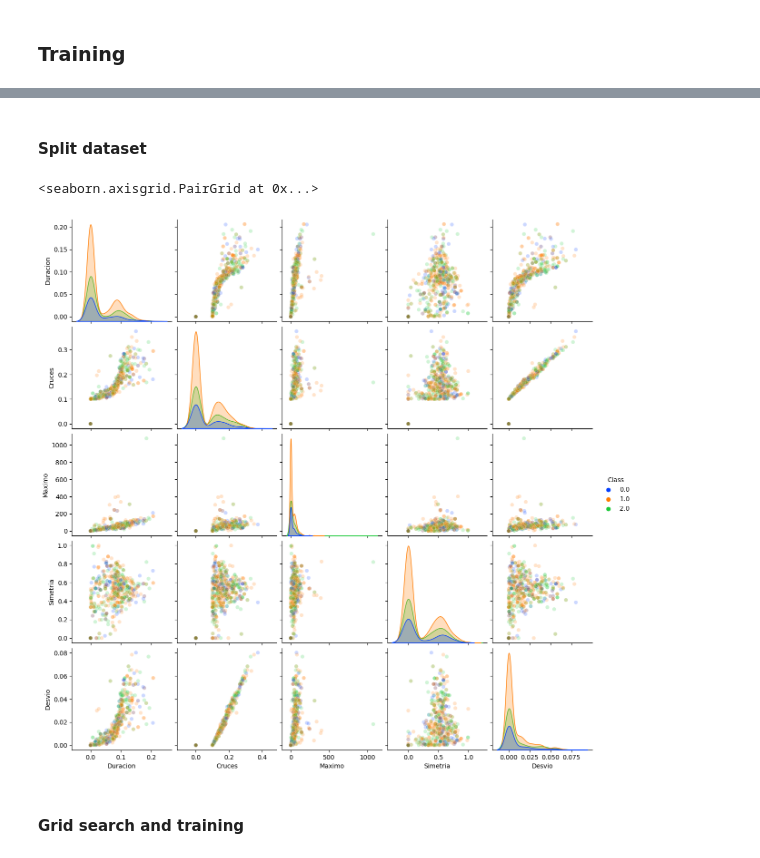
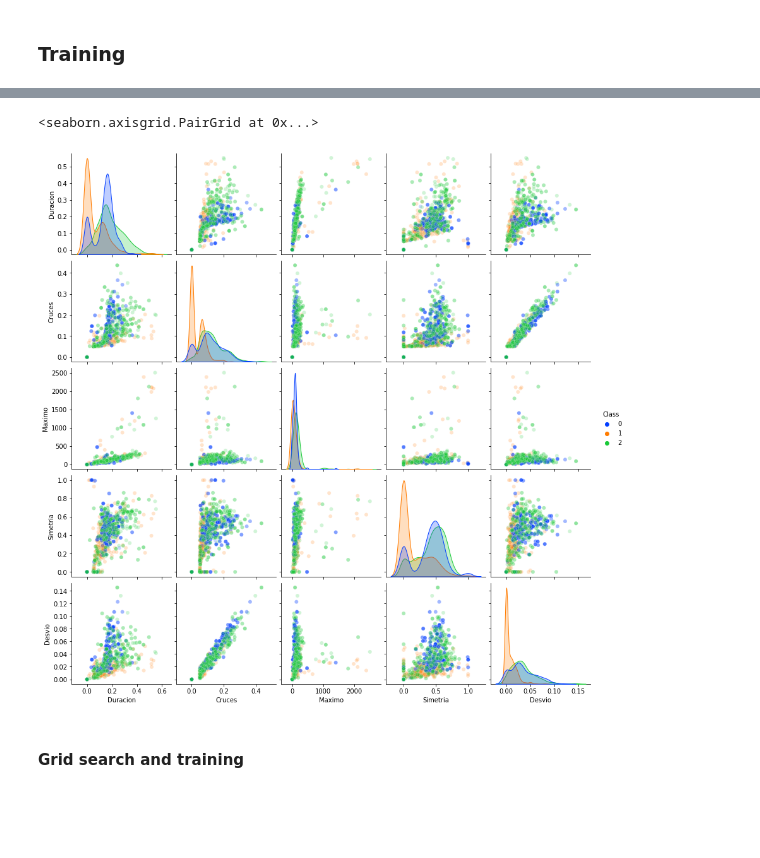
Before and after one commit to GonzaloRomeroR/audio_cattle_behaviour_classification, a Jupyter notebook: python/sound_classify_train.ipynb, the cells around one changed output, grey strips where cells are left out. Drawn from its saved outputs; the diff is of its cells as text; code cells hidden in the pictures; blank space fills up the shorter version.

```diff
--- a/python/sound_classify_train.ipynb
+++ b/python/sound_classify_train.ipynb
@@ -115,6 +216,10 @@ extracted_data = []
 for data in noise_gate_data:
     extractor = su.FeatureExtractor(data, sample_rate)
     extracted_data.append(extractor.extract_features())
+
+extracted_dataset = []
+for i, data in enumerate(extracted_data):
+    extracted_dataset.append(Data(data, dataset[i].label, dataset[i].sample_freq))
 # %%
 with open('data/extracted_data.pkl', 'wb') as f:
     pickle.dump(extracted_data, f)
@@ -160 +264,4 @@ y_data = train_labels.label.to_list()
+# %%
+X_data = extracted_data
+y_data = [extracted_dataset[i].label for i in range(len(extracted_dataset))]
 # %%
@@ -192,0 +282,5 @@ X_train
+# %%
+X_train, X_test, y_train, y_test = train_test_split(X_data,
+                                                    y_data,
+                                                    test_size=0.33,
+                                                    random_state=42)
@@ -210,27 +304,15 @@ dict(zip(unique, counts))
-# %% [markdown]
-#### Split dataset
-# %%
-X_train, X_test, y_train, y_test = train_test_split(X_train,
-                                                    y_train,
-                                                    test_size=0.33,
-                                                    random_state=42)
 # %%
-import pandas.testing as tm
-import seaborn
-
-colnames = ["Duracion", "Cruces", "Maximo", "Simetria", "Desvio"]
-
 df_train = pd.DataFrame(X_train, columns=colnames)
-df_train.insert(len(df_train.columns), "Class", train_labels["label"])
+df_train.insert(len(df_train.columns), "Class", y_train)
 
 seaborn.pairplot(df_train,
                  vars=colnames,
                  hue="Class",
                  plot_kws={'alpha':0.2},
                  palette="bright")
 # %% [output]
 <seaborn.axisgrid.PairGrid at 0x...>
-[figure, old version]
+[figure, new version]
 # %% [markdown]
 #### Grid search and training
 # %%
```
Also changed, not shown: parts of 29 cells of this notebook, 3 other files.
